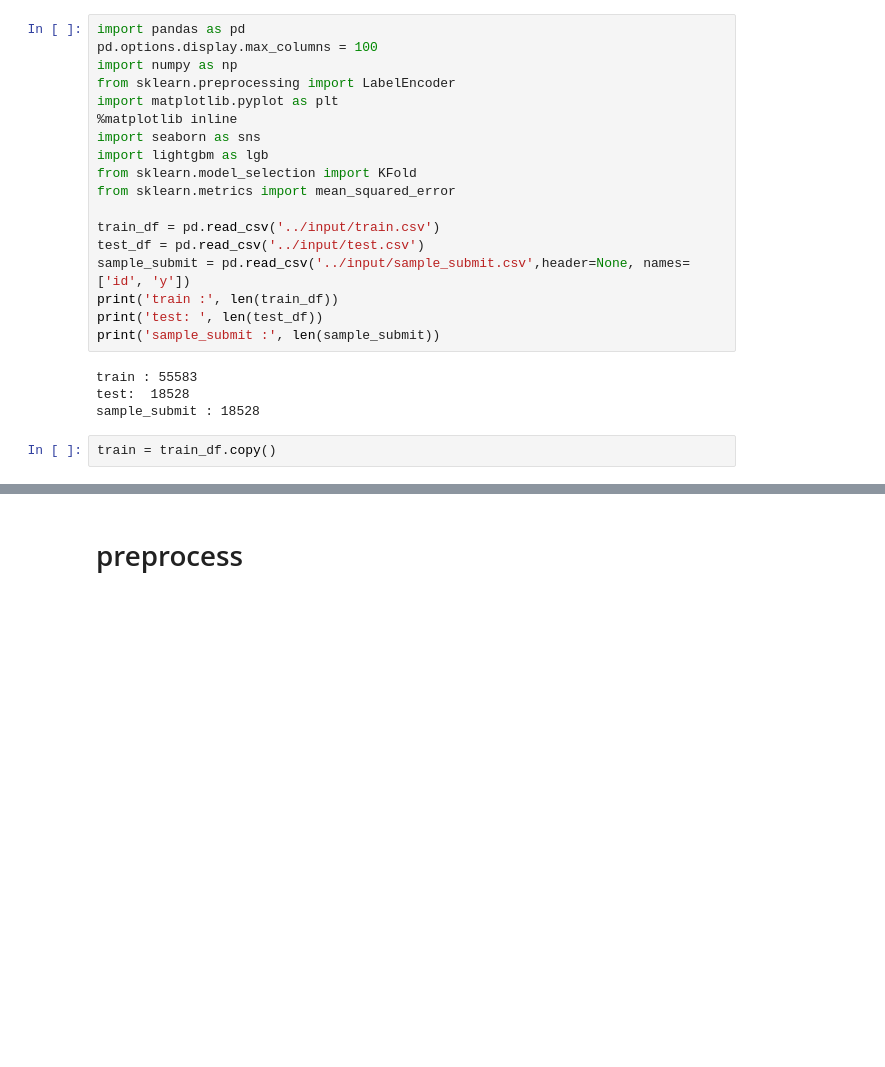
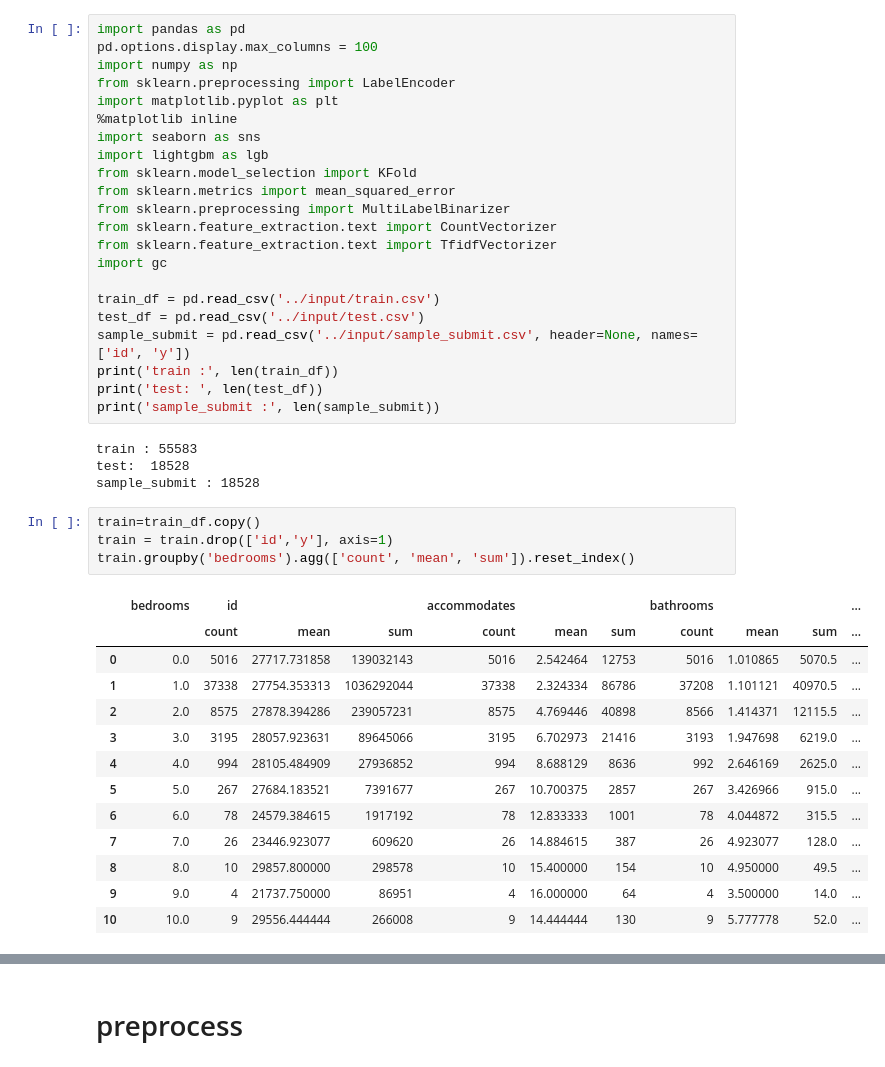
Before and after one commit to shu421/AIQuest_2021, a Jupyter notebook: main/nb000.ipynb, the cells around one changed output, grey strips where cells are left out. Drawn from its saved outputs; the diff is of its cells as text; blank space fills up the shorter version.

```diff
--- a/main/nb000.ipynb
+++ b/main/nb000.ipynb
@@ -9,10 +9,14 @@ import seaborn as sns
 import lightgbm as lgb
 from sklearn.model_selection import KFold
 from sklearn.metrics import mean_squared_error
+from sklearn.preprocessing import MultiLabelBinarizer
+from sklearn.feature_extraction.text import CountVectorizer
+from sklearn.feature_extraction.text import TfidfVectorizer
+import gc
 
 train_df = pd.read_csv('../input/train.csv')
 test_df = pd.read_csv('../input/test.csv')
-sample_submit = pd.read_csv('../input/sample_submit.csv',header=None, names=['id', 'y'])
+sample_submit = pd.read_csv('../input/sample_submit.csv', header=None, names=['id', 'y'])
 print('train :', len(train_df))
 print('test: ', len(test_df))
 print('sample_submit :', len(sample_submit))
@@ -20,5 +24,21 @@ print('sample_submit :', len(sample_submit))
 train : 55583
 test:  18528
 sample_submit : 18528
-# %%
-train = train_df.copy()
+# %%
+train=train_df.copy()
+train = train.drop(['id','y'], axis=1)
+train.groupby('bedrooms').agg(['count', 'mean', 'sum']).reset_index()
+# %% [output]
+|  | bedrooms | id |  |  | accommodates |  |  | bathrooms |  |  | ... |
+|  |  | count | mean | sum | count | mean | sum | count | mean | sum | ... |
+| 0 | 0.0 | 5016 | 27717.731858 | 139032143 | 5016 | 2.542464 | 12753 | 5016 | 1.010865 | 5070.5 | ... |
+| 1 | 1.0 | 37338 | 27754.353313 | 1036292044 | 37338 | 2.324334 | 86786 | 37208 | 1.101121 | 40970.5 | ... |
+| 2 | 2.0 | 8575 | 27878.394286 | 239057231 | 8575 | 4.769446 | 40898 | 8566 | 1.414371 | 12115.5 | ... |
+| 3 | 3.0 | 3195 | 28057.923631 | 89645066 | 3195 | 6.702973 | 21416 | 3193 | 1.947698 | 6219.0 | ... |
+| 4 | 4.0 | 994 | 28105.484909 | 27936852 | 994 | 8.688129 | 8636 | 992 | 2.646169 | 2625.0 | ... |
+| 5 | 5.0 | 267 | 27684.183521 | 7391677 | 267 | 10.700375 | 2857 | 267 | 3.426966 | 915.0 | ... |
+| 6 | 6.0 | 78 | 24579.384615 | 1917192 | 78 | 12.833333 | 1001 | 78 | 4.044872 | 315.5 | ... |
+| 7 | 7.0 | 26 | 23446.923077 | 609620 | 26 | 14.884615 | 387 | 26 | 4.923077 | 128.0 | ... |
+| 8 | 8.0 | 10 | 29857.800000 | 298578 | 10 | 15.400000 | 154 | 10 | 4.950000 | 49.5 | ... |
+| 9 | 9.0 | 4 | 21737.750000 | 86951 | 4 | 16.000000 | 64 | 4 | 3.500000 | 14.0 | ... |
+| 10 | 10.0 | 9 | 29556.444444 | 266008 | 9 | 14.444444 | 130 | 9 | 5.777778 | 52.0 | ... |
```
Also changed, not shown: parts of 5 cells of this notebook, 3 other files.
